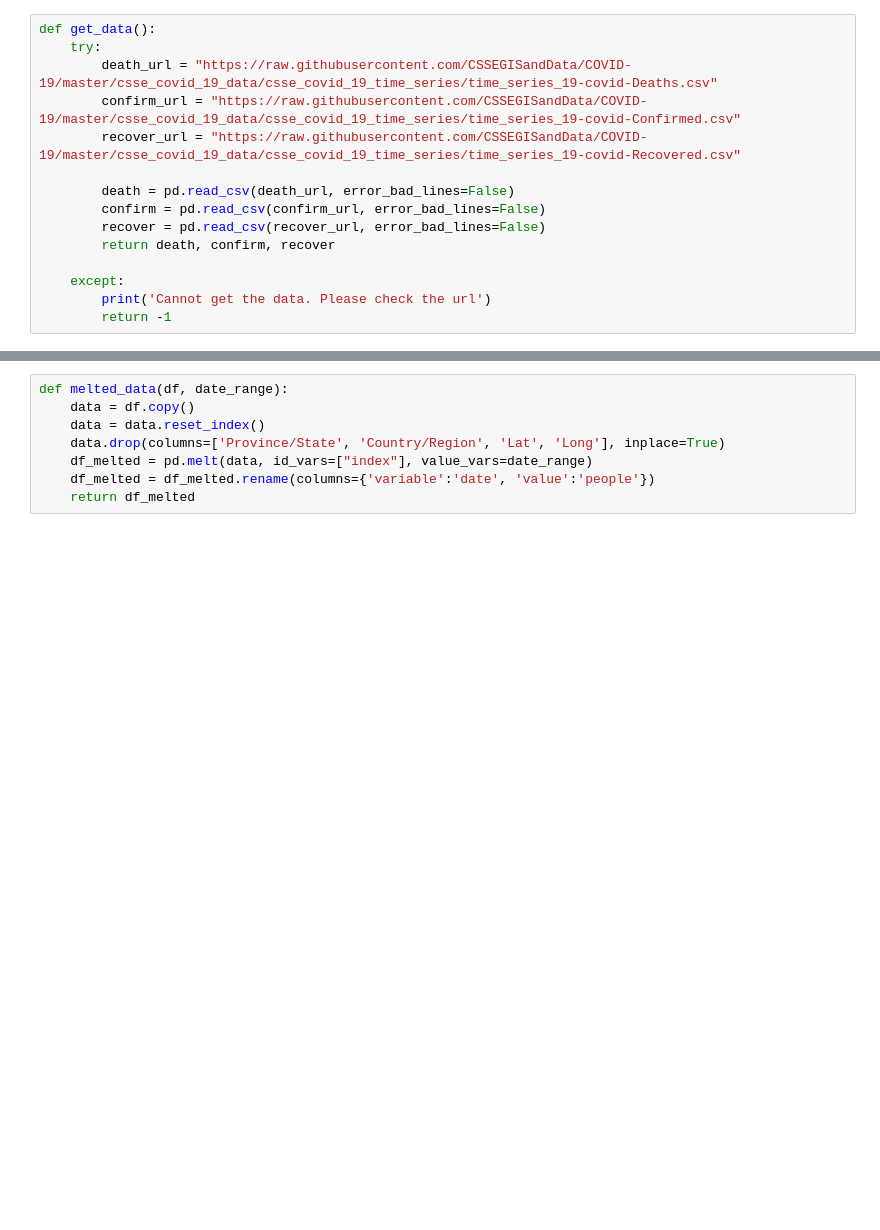
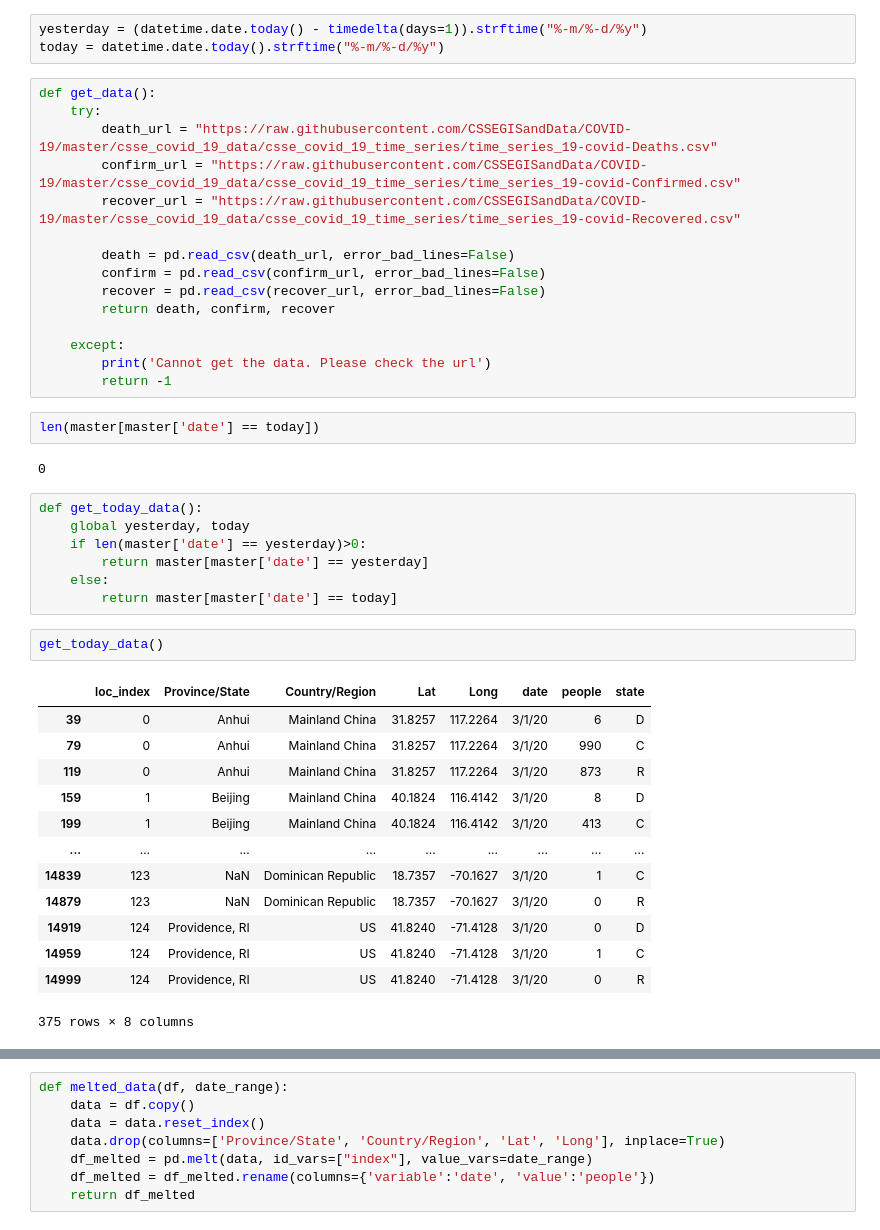
Before and after one commit to accidentallydoesnotwork/covid-19-visualize-GDS-bigquery-, a Jupyter notebook: covid.ipynb, the cells around one changed output, grey strips where cells are left out. Saved outputs shown, nothing was run; the diff lists cells and outputs as text; blank space fills up the shorter version.

```diff
--- a/covid.ipynb
+++ b/covid.ipynb
@@ -80,3 +8,6 @@ Index(['index', 'Province/State', 'Country/Region', 'Lat', 'Long', '1/22/20',
+# %%
+yesterday = (datetime.date.today() - timedelta(days=1)).strftime("%-m/%-d/%y")
+today = datetime.date.today().strftime("%-m/%-d/%y")
 # %%
 def get_data():
     try:
@@ -92,3 +23,30 @@ def get_data():
     except:
         print('Cannot get the data. Please check the url')
         return -1
+# %%
+len(master[master['date'] == today])
+# %% [output]
+0
+# %%
+def get_today_data():
+    global yesterday, today
+    if len(master['date'] == yesterday)>0:
+        return master[master['date'] == yesterday]
+    else:
+        return master[master['date'] == today]
+# %%
+get_today_data()
+# %% [output]
+|  | loc_index | Province/State | Country/Region | Lat | Long | date | people | state |
+| 39 | 0 | Anhui | Mainland China | 31.8257 | 117.2264 | 3/1/20 | 6 | D |
+| 79 | 0 | Anhui | Mainland China | 31.8257 | 117.2264 | 3/1/20 | 990 | C |
+| 119 | 0 | Anhui | Mainland China | 31.8257 | 117.2264 | 3/1/20 | 873 | R |
+| 159 | 1 | Beijing | Mainland China | 40.1824 | 116.4142 | 3/1/20 | 8 | D |
+| 199 | 1 | Beijing | Mainland China | 40.1824 | 116.4142 | 3/1/20 | 413 | C |
+| ... | ... | ... | ... | ... | ... | ... | ... | ... |
+| 14839 | 123 | NaN | Dominican Republic | 18.7357 | -70.1627 | 3/1/20 | 1 | C |
+| 14879 | 123 | NaN | Dominican Republic | 18.7357 | -70.1627 | 3/1/20 | 0 | R |
+| 14919 | 124 | Providence, RI | US | 41.8240 | -71.4128 | 3/1/20 | 0 | D |
+| 14959 | 124 | Providence, RI | US | 41.8240 | -71.4128 | 3/1/20 | 1 | C |
+| 14999 | 124 | Providence, RI | US | 41.8240 | -71.4128 | 3/1/20 | 0 | R |
+375 rows × 8 columns
```
Also changed, not shown: parts of 33 cells of this notebook, 3 other files.
